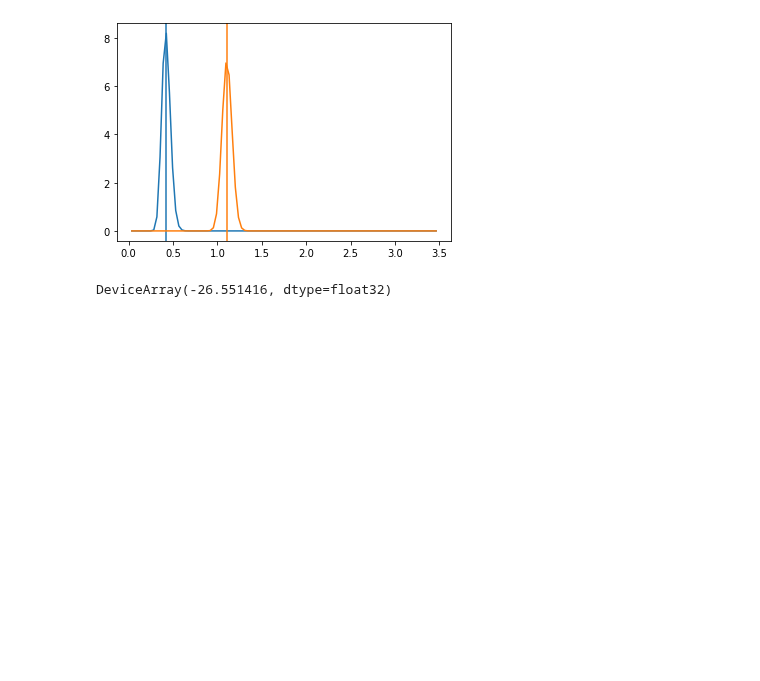
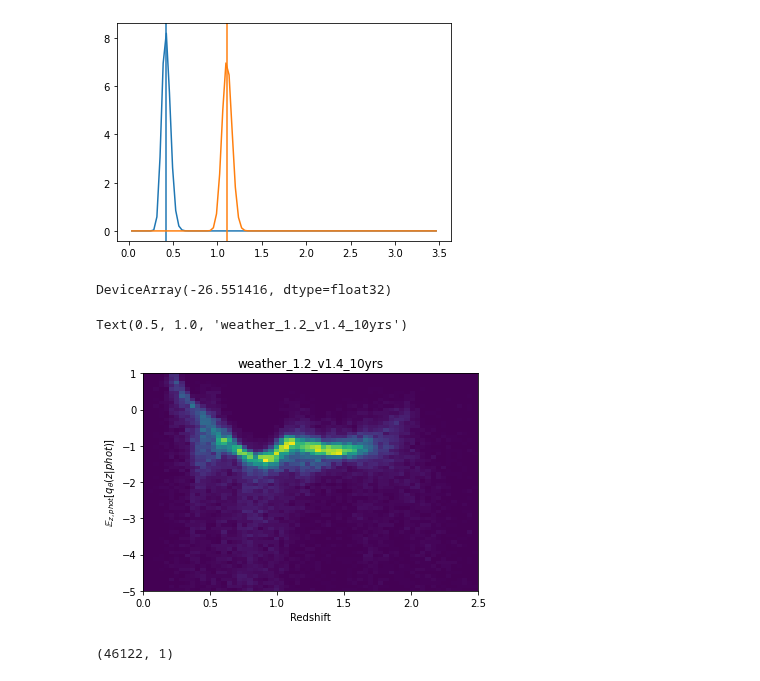
Before and after one commit to bscot/TheLastMetric, a Jupyter notebook: MAFVariationalMutualInformation.ipynb, the cells around one changed output. Saved outputs shown, nothing was run; the diff lists cells and outputs as text; code cells hidden in the pictures; blank space fills up the shorter version.

```diff
--- a/MAFVariationalMutualInformation.ipynb
+++ b/MAFVariationalMutualInformation.ipynb
@@ -550,8 +561,21 @@ x = np.stack([phot_cat['u-g'], phot_cat['g-r'], phot_cat['r-i'],
               phot_cat['i-z'],phot_cat['z-y']]).astype('float32').T
 y = np.array(phot_cat['z_true']).astype('float32').reshape((-1,1))
 
-mutual_information_lower_bound = np.mean(model(x).log_prob(y))
+mutual_information_lower_bound = model(x).log_prob(y)
+# %%
+np.mean(mutual_information_lower_bound)
+# %% [output]
+DeviceArray(-26.551416, dtype=float32)
+# %%
+hist2d(phot_cat['z_true'], mutual_information_lower_bound.flatten(), 64,
+       range=[[0,2.5], [-5,1]]);
+xlabel('Redshift')
+ylabel(r'$\mathbb{E}_{z, phot} \left[ q_\theta(z | phot ) \right]$')
+title('weather_1.2_v1.4_10yrs')
+# %% [output]
+Text(0.5, 1.0, 'weather_1.2_v1.4_10yrs')
+[figure, added]
 # %%
-mutual_information_lower_bound
+mutual_information_lower_bound.shape
 # %% [output]
-DeviceArray(-26.551416, dtype=float32)
+(46122, 1)
```
Also changed, not shown: parts of 6 cells of this notebook.
